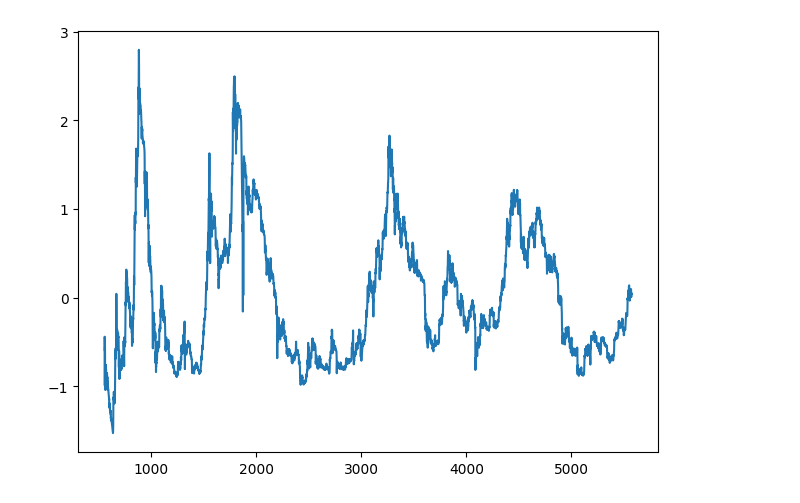
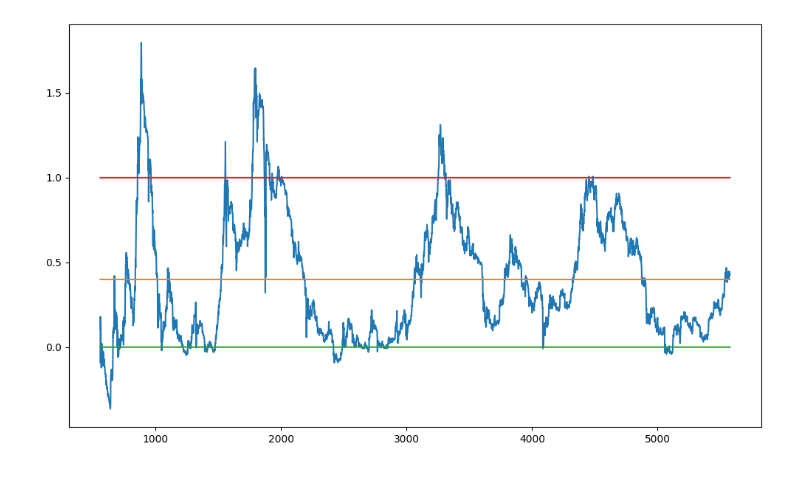
Before and after one commit to dakixr/isbtchot, a Jupyter notebook: notebooks/power_law.ipynb, the cells around one changed output. Drawn from its saved outputs; the diff is of its cells as text; code cells hidden in the pictures.

```diff
--- a/notebooks/power_law.ipynb
+++ b/notebooks/power_law.ipynb
@@ -116,11 +114,20 @@ df[df.power_law > 1_000_000].head(1)
-# %%
-plt.plot(df['days'], df["delta"], label='Delta')
-
-# Show the plot
-plt.tight_layout()
-plt.show()
-# %% [output]
-[figure, removed]
+# %%
+delta = (np.log(df["delta"].dropna()) - np.log(0.45)) / 2
+days = df["days"][:len(delta)]
+
+plt.figure(figsize=(10, 6))
+
+# Plot data
+plt.plot(days, delta, label='Delta')
+plt.plot(days,[(0 - np.log(0.45)) / 2 for _ in delta])
+plt.plot(days,[0 for _ in delta])
+plt.plot(days,[1 for _ in delta])
+
+# Show the plot
+plt.tight_layout()
+plt.show()
+# %% [output]
+[figure, added]
 # %%
 # Parse the dates in the format provided (day/month/year)
 df['time'] = pd.to_datetime(df.index)
```
Also changed, not shown: parts of 10 cells of this notebook.
